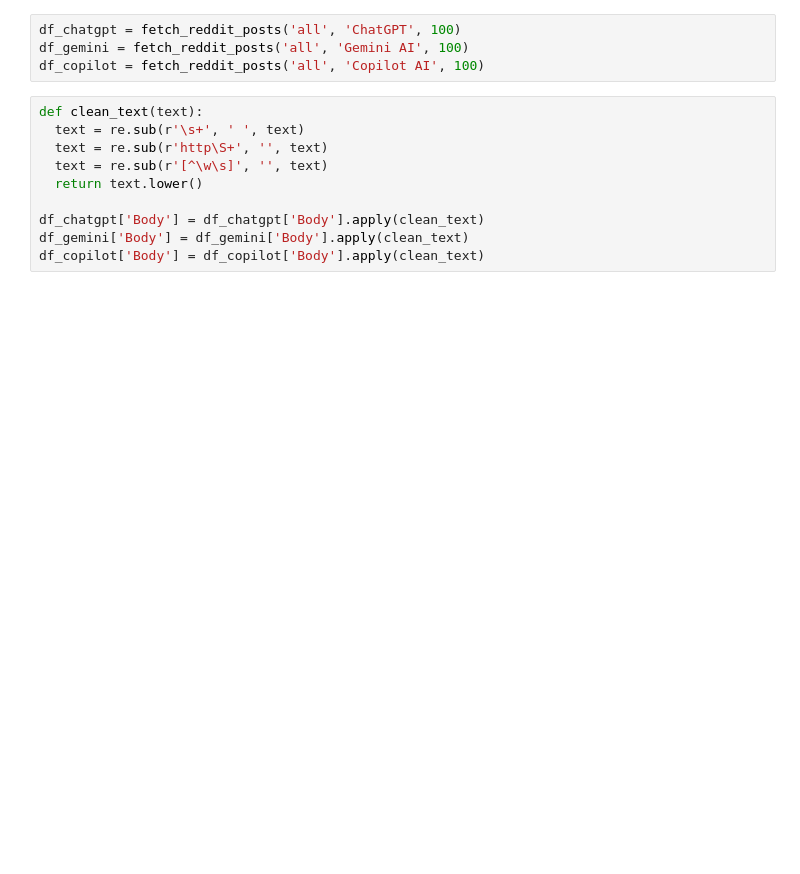
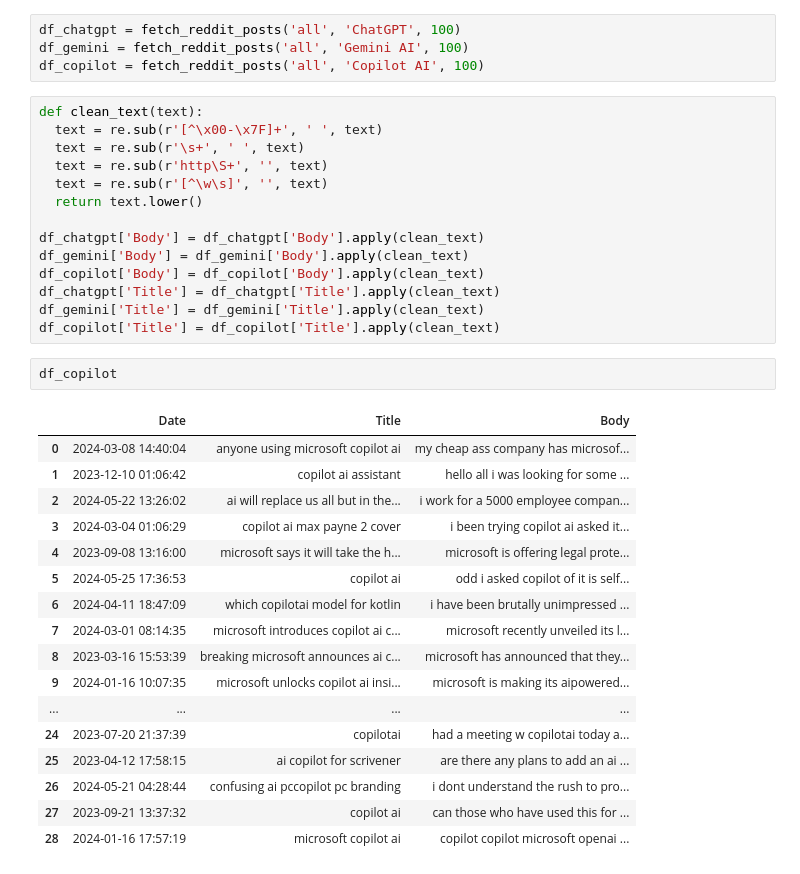
Before and after one commit to 3L1NK/Brand_Analysis_Dashboard, a Jupyter notebook: reddit_sentiment/reddit_hugging_face.ipynb, the cells around one changed output. Drawn from its saved outputs; the diff is of its cells as text; blank space fills up the shorter version.

```diff
--- a/reddit_sentiment/reddit_hugging_face.ipynb
+++ b/reddit_sentiment/reddit_hugging_face.ipynb
@@ -92,6 +33,7 @@ df_gemini = fetch_reddit_posts('all', 'Gemini AI', 100)
 df_copilot = fetch_reddit_posts('all', 'Copilot AI', 100)
 # %%
 def clean_text(text):
+  text = re.sub(r'[^\x00-\x7F]+', ' ', text)
   text = re.sub(r'\s+', ' ', text)
   text = re.sub(r'http\S+', '', text)
   text = re.sub(r'[^\w\s]', '', text)
@@ -100,3 +42,26 @@ def clean_text(text):
 df_chatgpt['Body'] = df_chatgpt['Body'].apply(clean_text)
 df_gemini['Body'] = df_gemini['Body'].apply(clean_text)
 df_copilot['Body'] = df_copilot['Body'].apply(clean_text)
+df_chatgpt['Title'] = df_chatgpt['Title'].apply(clean_text)
+df_gemini['Title'] = df_gemini['Title'].apply(clean_text)
+df_copilot['Title'] = df_copilot['Title'].apply(clean_text)
+# %%
+df_copilot
+# %% [output]
+|  | Date | Title | Body |
+| 0 | 2024-03-08 14:40:04 | anyone using microsoft copilot ai | my cheap ass company has microsof... |
+| 1 | 2023-12-10 01:06:42 | copilot ai assistant | hello all i was looking for some ... |
+| 2 | 2024-05-22 13:26:02 | ai will replace us all but in the... | i work for a 5000 employee compan... |
+| 3 | 2024-03-04 01:06:29 | copilot ai max payne 2 cover | i been trying copilot ai asked it... |
+| 4 | 2023-09-08 13:16:00 | microsoft says it will take the h... | microsoft is offering legal prote... |
+| 5 | 2024-05-25 17:36:53 | copilot ai | odd i asked copilot of it is self... |
+| 6 | 2024-04-11 18:47:09 | which copilotai model for kotlin | i have been brutally unimpressed ... |
+| 7 | 2024-03-01 08:14:35 | microsoft introduces copilot ai c... | microsoft recently unveiled its l... |
+| 8 | 2023-03-16 15:53:39 | breaking microsoft announces ai c... | microsoft has announced that they... |
+| 9 | 2024-01-16 10:07:35 | microsoft unlocks copilot ai insi... | microsoft is making its aipowered... |
+| ... | ... | ... | ... |
+| 24 | 2023-07-20 21:37:39 | copilotai | had a meeting w copilotai today a... |
+| 25 | 2023-04-12 17:58:15 | ai copilot for scrivener | are there any plans to add an ai ... |
+| 26 | 2024-05-21 04:28:44 | confusing ai pccopilot pc branding | i dont understand the rush to pro... |
+| 27 | 2023-09-21 13:37:32 | copilot ai | can those who have used this for ... |
+| 28 | 2024-01-16 17:57:19 | microsoft copilot ai | copilot copilot microsoft openai ... |
```
Also changed, not shown: parts of 10 cells of this notebook, 2 other files.
